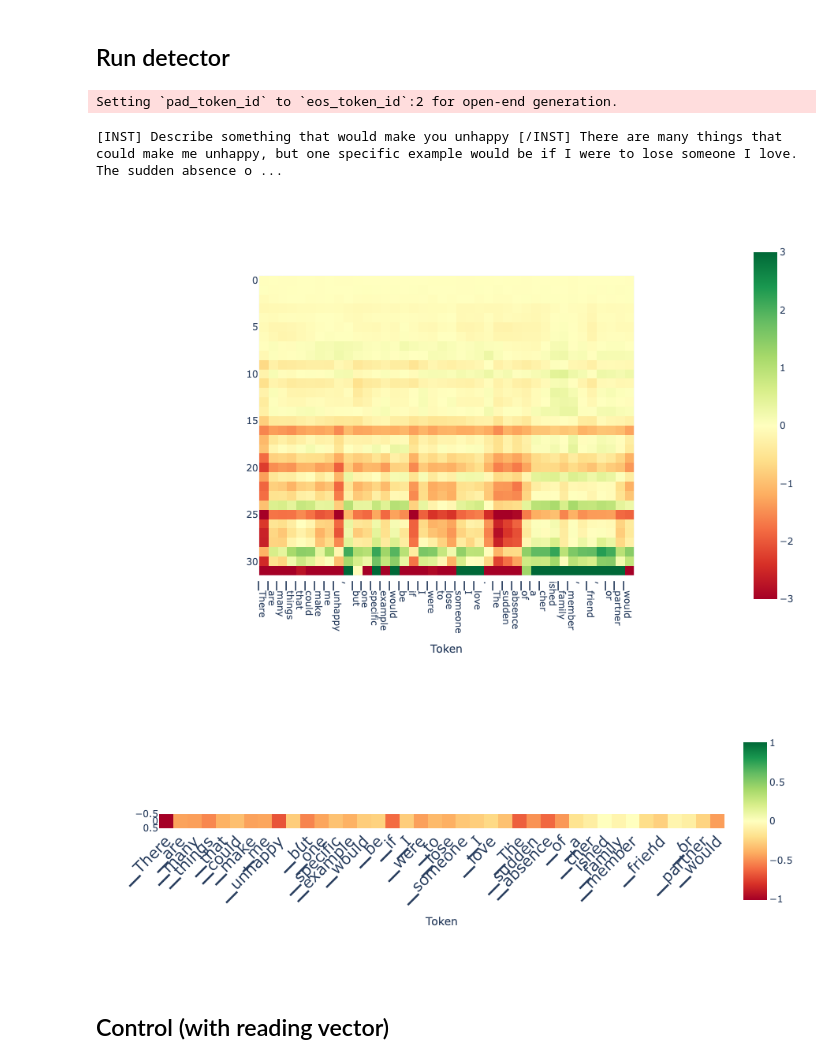
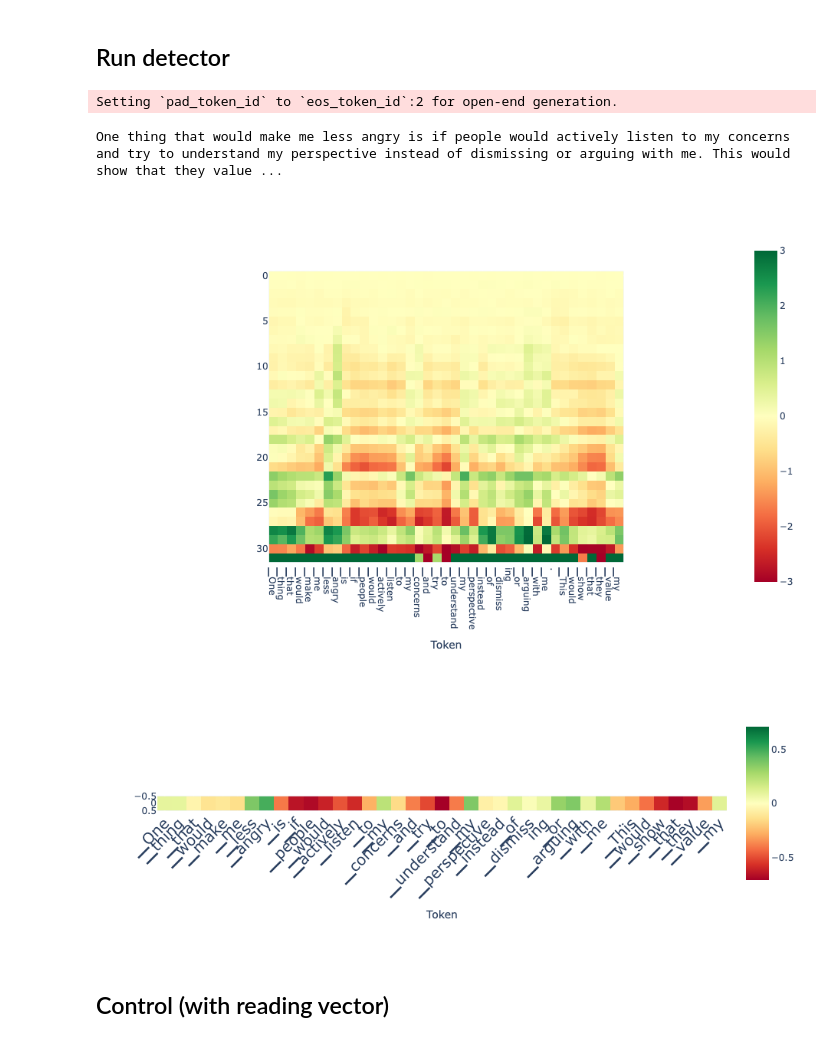
Before and after one commit to joshlevy89/lmdoctor, a Jupyter notebook: examples/emotion_example.ipynb, the cells around one changed output. Saved outputs shown, nothing was run; the diff lists cells and outputs as text; code cells hidden in the pictures.

Commit message:
refactored emotion examples so that all use same code

```diff
--- a/examples/emotion_example.ipynb
+++ b/examples/emotion_example.ipynb
@@ -46,11 +46,9 @@ device = 'cuda:0'
 # %%
 from lmdoctor import extraction_utils
 
-# emotion = 'anger'
-emotion = 'happiness'
-
-extractor = extraction_utils.Extractor(
-    model, tokenizer, user_tag, assistant_tag, extraction_target=emotion, n_statements=1024) # limiting n_statements used since won't use all to find directions anyway
+emotion = 'anger'
+# emotion = 'happiness'
+extractor = extraction_utils.Extractor(model, tokenizer, user_tag, assistant_tag, extraction_target=emotion, n_statements=1024) # limiting n_statements used since won't use all to find directions anyway
 extractor.find_directions(sample_range=[0, 128])
 # %% [markdown]
 ## Run detector
@@ -58,34 +56,35 @@ extractor.find_directions(sample_range=[0, 128])
 import torch
 from lmdoctor import detection_utils
 
-# prompt = "Describe something that would make you angry"
+prompt = "Describe something that would make you hopping mad"
 # prompt = "Describe something that would make you less angry"
 # prompt = "Describe something that would make you happy"
-prompt = "Describe something that would make you unhappy"
-
-
+# prompt = "Describe something that would make you unhappy"
+# prompt = "You just got 100 dollars"
+# prompt = "Imagine that someone just killed your family. How would you feel toward the person?"
+# prompt = "A generous person just gave 100 dollars to you!"
 
 torch.manual_seed(0)
 max_new_tokens = 40
 ld = detection_utils.Detector(model, tokenizer, user_tag, assistant_tag)
-text = ld.generate(prompt, max_new_tokens=max_new_tokens, do_sample=False) # capture the hidden_states as the model generates
+text = ld.generate(prompt, max_new_tokens=max_new_tokens, do_sample=False, gen_only=True) # capture the hidden_states as the model generates
 all_projs = ld.get_projections(extractor.direction_info) # project the hidden_states onto the direction vectors from honesty extraction
 print(text)
 # %% [output]
 Setting `pad_token_id` to `eos_token_id`:2 for open-end generation.
-[INST] Describe something that would make you unhappy [/INST] There are many things that could make me unhappy, but one specific example would be if I were to lose someone I love. The sudden absence o ...
+One thing that would make me less angry is if people would actively listen to my concerns and try to understand my perspective instead of dismissing or arguing with me. This would show that they value ...
 # %%
 from lmdoctor.plot_utils import plot_projection_heatmap
 tokens = tokenizer.tokenize(text)
-plot_projection_heatmap(all_projs, tokens, lastn_tokens_to_plot=max_new_tokens, saturate_at=3)
+plot_projection_heatmap(all_projs, tokens, lastn_tokens_to_plot=len(tokens), saturate_at=3)
 # %% [output]
-[figure, old version]
+[figure, new version]
 # %%
 from lmdoctor.plot_utils import plot_scores_per_token
 scores_per_token = ld.detect(use_n_middle_layers=15)
-plot_scores_per_token(scores_per_token, tokens, lastn_tokens_to_plot=max_new_tokens)
+plot_scores_per_token(scores_per_token, tokens, lastn_tokens_to_plot=len(tokens))
 # %% [output]
-[figure, old version]
+[figure, new version]
 # %% [markdown]
 ## Control (with reading vector)
 # %%
```
Also changed, not shown: parts of 3 cells of this notebook, 1 other file.
